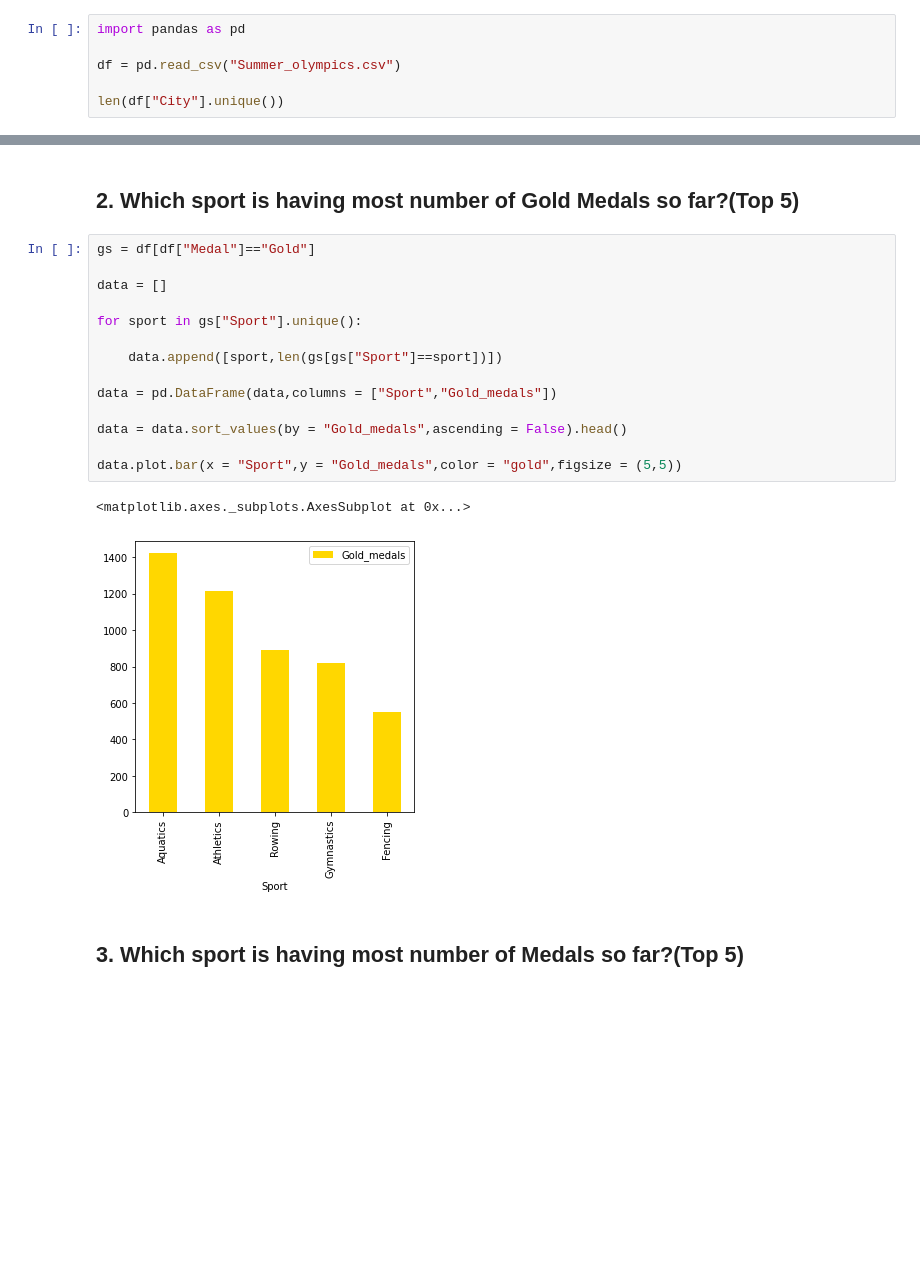
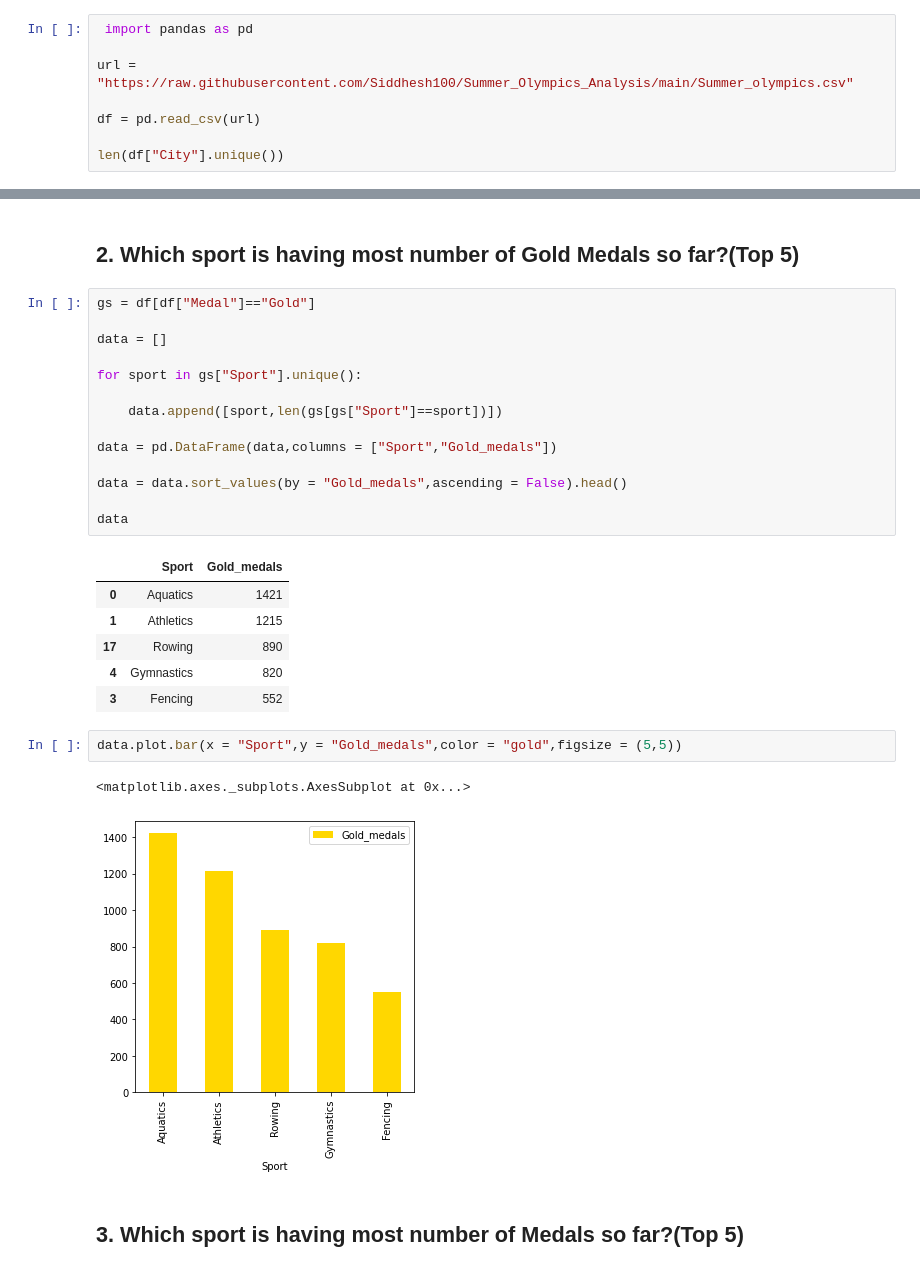
Before and after one commit to Siddhesh100/Summer_Olympics_Analysis, a Jupyter notebook: Summer_Olympics_Analysis.ipynb, the cells around one changed output, grey strips where cells are left out. Saved outputs shown, nothing was run; the diff lists cells and outputs as text; blank space fills up the shorter version.

```diff
--- a/Summer_Olympics_Analysis.ipynb
+++ b/Summer_Olympics_Analysis.ipynb
@@ -3,9 +5,11 @@
 # %% [markdown]
 ## 1. In how many cities Summer Olympics is held so far?
 # %%
-import pandas as pd
+ import pandas as pd
 
-df = pd.read_csv("Summer_olympics.csv")
+url = "https://raw.githubusercontent.com/Siddhesh100/Summer_Olympics_Analysis/main/Summer_olympics.csv"
+
+df = pd.read_csv(url)
 
 len(df["City"].unique())
 # %% [output]
@@ -15,20 +19,29 @@ len(df["City"].unique())
 # %%
 gs = df[df["Medal"]=="Gold"]
 
 data = []
 
 for sport in gs["Sport"].unique():
 
     data.append([sport,len(gs[gs["Sport"]==sport])])
 
 data = pd.DataFrame(data,columns = ["Sport","Gold_medals"])
 
 data = data.sort_values(by = "Gold_medals",ascending = False).head()
 
-data.plot.bar(x = "Sport",y = "Gold_medals",color = "gold",figsize = (5,5))
+data
 # %% [output]
-<matplotlib.axes._subplots.AxesSubplot at 0x...>
-[figure, removed]
+|  | Sport | Gold_medals |
+| 0 | Aquatics | 1421 |
+| 1 | Athletics | 1215 |
+| 17 | Rowing | 890 |
+| 4 | Gymnastics | 820 |
+| 3 | Fencing | 552 |
+# %%
+data.plot.bar(x = "Sport",y = "Gold_medals",color = "gold",figsize = (5,5))
+# %% [output]
+<matplotlib.axes._subplots.AxesSubplot at 0x...>
+[figure, added]
 # %% [markdown]
 ## 3. Which sport is having most number of Medals so far?(Top 5)
 # %%
```
Also changed, not shown: parts of 11 cells of this notebook.
